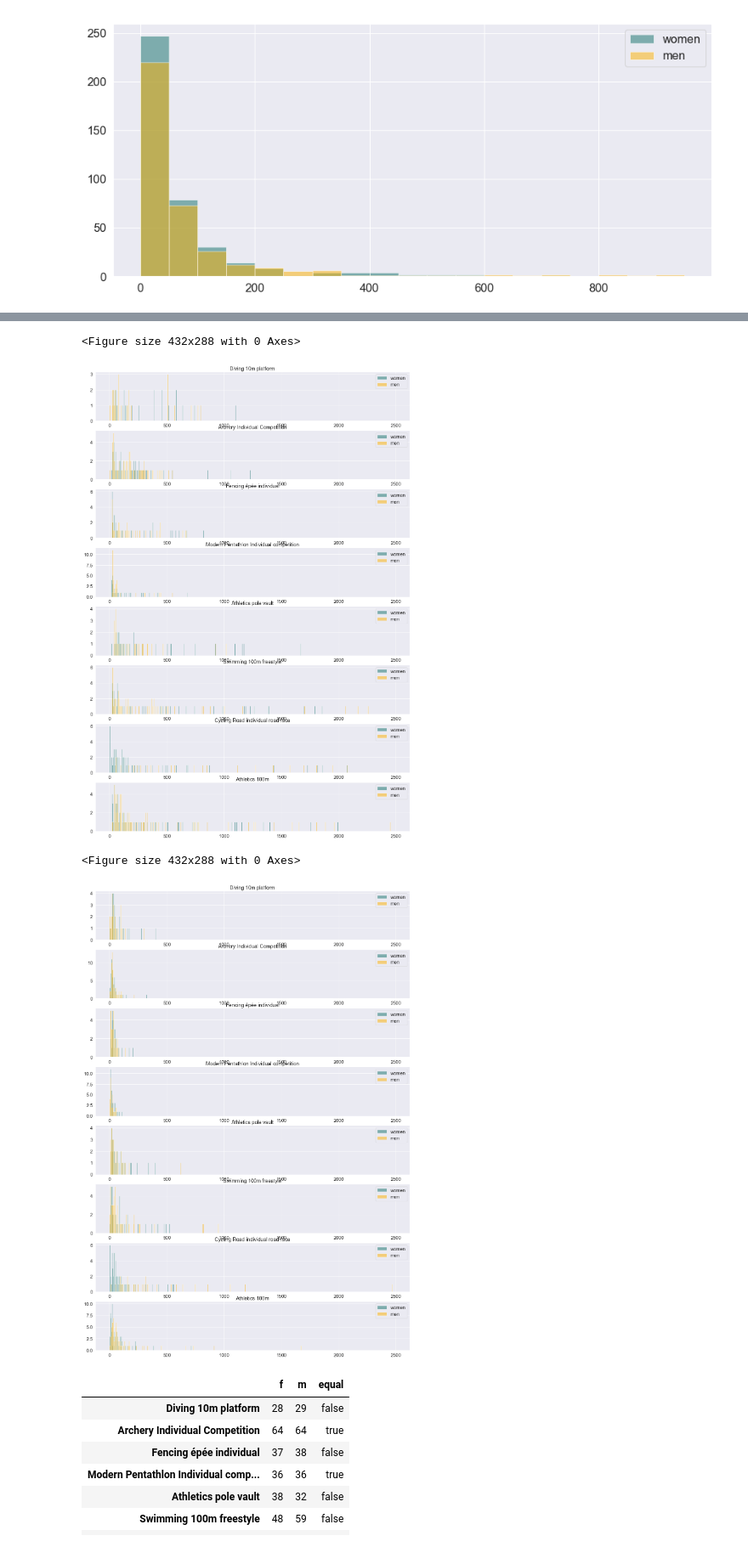
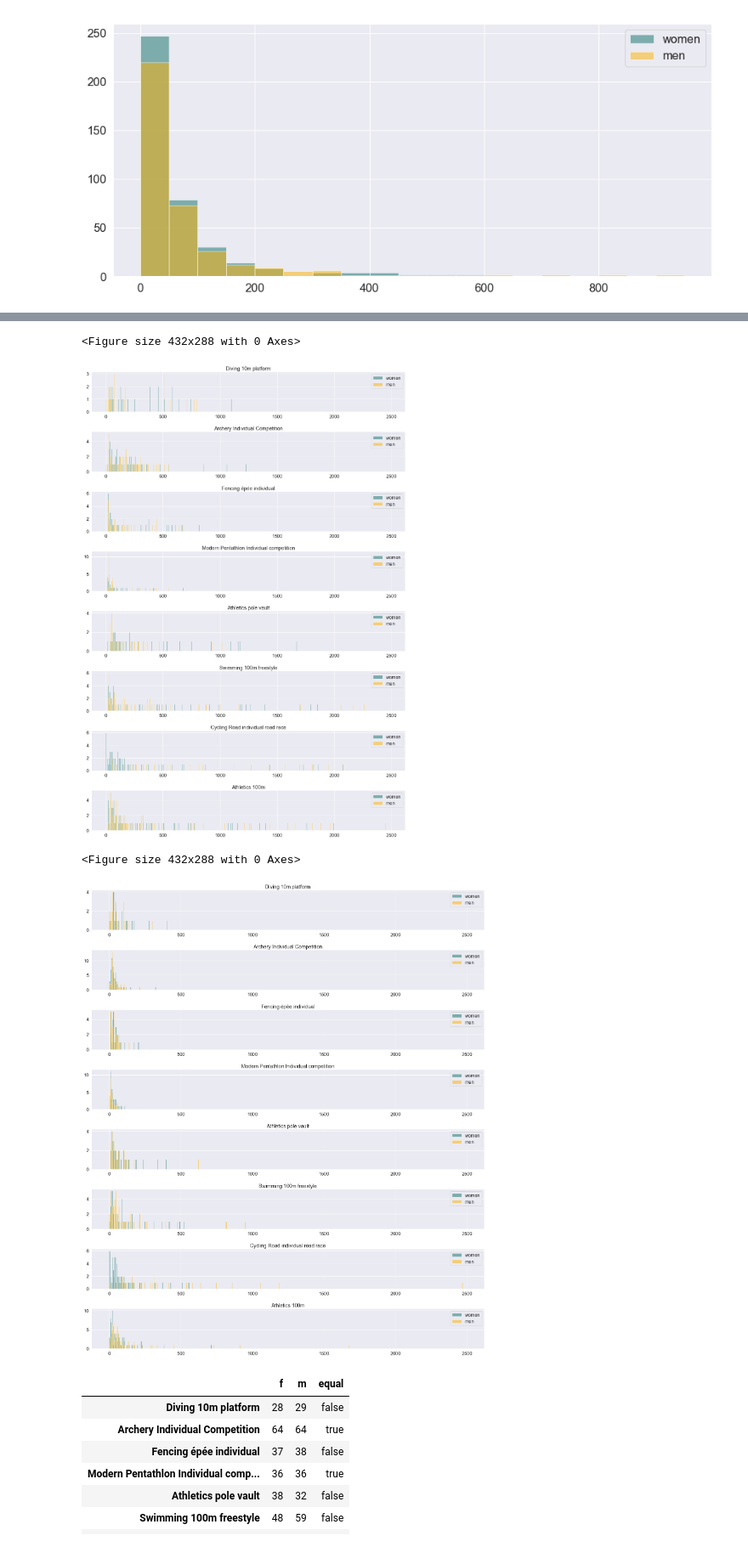
Before and after one commit to Tumbraegel/data-science-project, a Jupyter notebook: Get_Wiki_Count/Data_Analysis.ipynb, the cells around one changed output, grey strips where cells are left out. Shown at 85% size. Drawn from its saved outputs; the diff is of its cells as text; code cells hidden in the pictures.

Commit message:
readable plots

```diff
--- a/Get_Wiki_Count/Data_Analysis.ipynb
+++ b/Get_Wiki_Count/Data_Analysis.ipynb
@@ -194,0 +199,4 @@ plot_wordcount(alldata)
+# %%
+sns.set(font_scale=1.5)
+sns.set_palette(palette=custom_scheme)
+plot_wordcount(alldata)
@@ -267,0 +286,4 @@ plot_edits(alldata)
+# %%
+sns.set(font_scale=1.5)
+sns.set_palette(palette=custom_scheme)
+plot_edits(alldata)
@@ -307,6 +356,7 @@ plt.show()
 [figure]
 # %%
 #gendered histogram of all word count data
+sns.set(font_scale=1.5)
 women = alldata.loc[alldata['Gender'] == 'Women'].Wiki_Count
 men = alldata.loc[alldata['Gender'] == 'Men'].Wiki_Count
 
@@ -318,8 +368,8 @@ plt.hist(men, bins, alpha=0.5, label='men', color="#FDB102")
 
 plt.legend()
 plt.title("Wordcount Histogram")
-plt.show()
-# plt.savefig("wordcount_small_bins_histogram.png")
+# plt.show()
+plt.savefig("../Latex/figures/editcount_small_bins_histogram.png")
 # %% [output]
 [figure]
 # %%
@@ -374,5 +421,6 @@ g = g.map(sns.distplot, "Edits")
 # %%
 #word count histograms using normal matplotlib
+sns.set(font_scale=1.5)
 men = alldata.loc[alldata['Gender'] == 'Men']
 women = alldata.loc[alldata['Gender'] == 'Women']
 #This plot doesn't show all data
@@ -382,36 +430,41 @@ all_disciplines = np.asarray(alldata.Event.unique())
 amout_of_graphs = len(all_disciplines)
 plt.figure(1)
 fig, ax = plt.subplots(amout_of_graphs,1, figsize=(20,30))
+fig.subplots_adjust(hspace=0.5)
 for row_number in range(0, amout_of_graphs):
     ax[row_number].hist(women.loc[women['Event'] == all_disciplines[row_number]].Wiki_Count, bins, color="#12706A", alpha=0.5, label='women')
     ax[row_number].hist(men.loc[men['Event'] == all_disciplines[row_number]].Wiki_Count, bins, color="#FDB102", alpha=0.5, label='men')
     ax[row_number].legend()
     ax[row_number].set_title(alldata.Description.unique()[row_number])
 
-# plt.savefig("wordcount_disciplines_histogram_contrast.png")
+plt.savefig("../Latex/figures/wordcount_disciplines_histogram.png")
 # %% [output]
 <Figure size 432x288 with 0 Axes>
-[figure, old version]
+[figure, new version]
 # %%
 #edits histograms using normal matplotlib
+sns.set(font_scale=1.5)
 men = alldata.loc[alldata['Gender'] == 'Men']
 women = alldata.loc[alldata['Gender'] == 'Women']
 bins = range(0, 2500, 5)
 
 all_disciplines = np.asarray(alldata.Event.unique())
 amout_of_graphs = len(all_disciplines)
 plt.figure(1)
-fig, ax = plt.subplots(amout_of_graphs,1, figsize=(20,30))
+fig, ax = plt.subplots(amout_of_graphs,1, figsize=(25,30))
+fig.subplots_adjust(hspace=0.5)
 for row_number in range(0, amout_of_graphs):
     ax[row_number].hist(women.loc[women['Event'] == all_disciplines[row_number]].Edits, bins, color="#12706A", alpha=0.5, label='women')
     ax[row_number].hist(men.loc[men['Event'] == all_disciplines[row_number]].Edits, bins, color="#FDB102", alpha=0.5, label='men')
     ax[row_number].legend()
     ax[row_number].set_title(alldata.Description.unique()[row_number])
 
+
 # plt.savefig("editcount_disciplines_histogram_contrast.png")
+plt.savefig("../Latex/figures/editcount_disciplines_histogram.png")
 # %% [output]
 <Figure size 432x288 with 0 Axes>
-[figure, old version]
+[figure, new version]
 # %%
 #all ttests
 # stats.ttest_ind(men['Wiki_Count'], women['Wiki_Count'])
```
Also changed, not shown: parts of 25 cells of this notebook, 11 other files.
